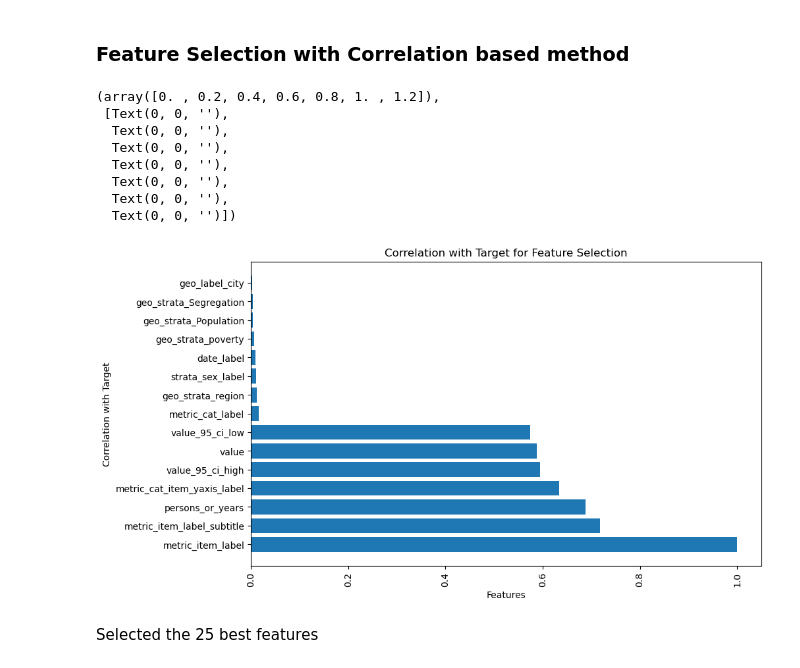
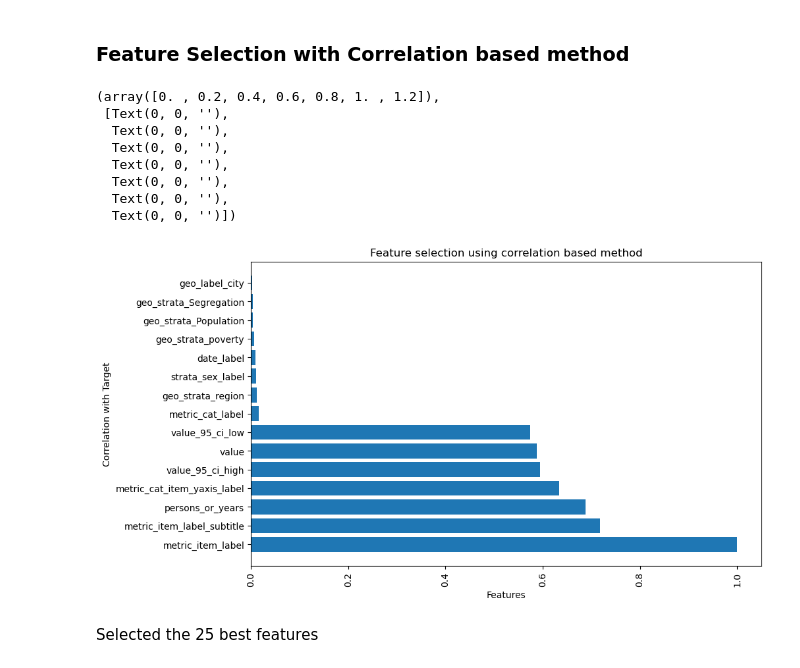
Before and after one commit to kohlerch/G4C-Project, a Jupyter notebook: Project/big-cities-health/Correlation.ipynb, the cells around one changed output. Cells and saved outputs as stored; diff of their text form; code cells hidden in the pictures.

```diff
--- a/Project/big-cities-health/Correlation.ipynb
+++ b/Project/big-cities-health/Correlation.ipynb
@@ -71,20 +71,20 @@ selected_features_corr = correlation_with_target[:15].index.tolist()
 # %%
 plt.figure(figsize=(10, 6))
 plt.barh(selected_features_corr, correlation_with_target[selected_features_corr])
 plt.xlabel('Features')
 plt.ylabel('Correlation with Target')
-plt.title('Correlation with Target for Feature Selection')
+plt.title('Feature selection using correlation based method')
 plt.xticks(rotation=90)
 # %% [output]
 (array([0. , 0.2, 0.4, 0.6, 0.8, 1. , 1.2]),
  [Text(0, 0, ''),
   Text(0, 0, ''),
   Text(0, 0, ''),
   Text(0, 0, ''),
   Text(0, 0, ''),
   Text(0, 0, ''),
   Text(0, 0, '')])
-[figure, old version]
+[figure, new version]
 # %% [markdown]
 Selected the 25 best features
 # %%
```
Also changed, not shown: parts of 8 cells of this notebook, 2 other files.
